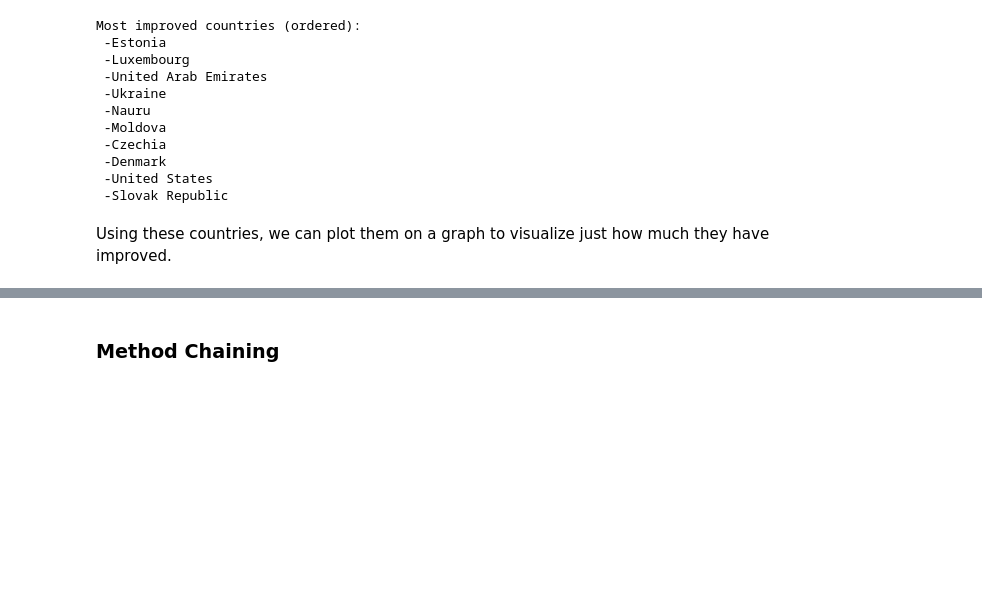
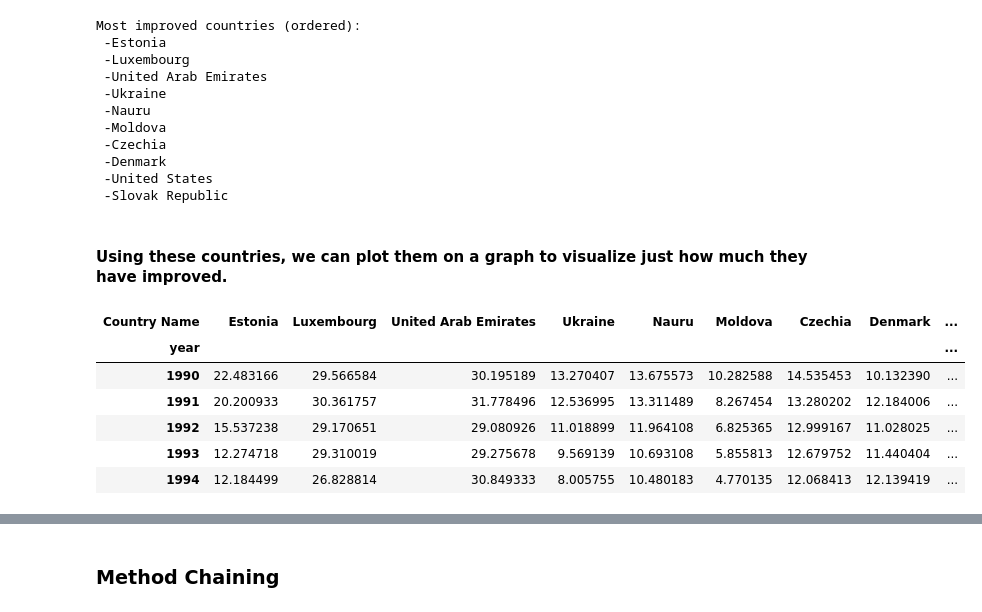
Before and after one commit to ubco-W2022T1-cosc301/project-group42, a Jupyter notebook: notebooks/analysis3.ipynb, the cells around one changed output, grey strips where cells are left out. Drawn from its saved outputs; the diff is of its cells as text; code cells hidden in the pictures; blank space fills up the shorter version.

```diff
--- a/notebooks/analysis3.ipynb
+++ b/notebooks/analysis3.ipynb
@@ -211,5 +219,25 @@ Most improved countries (ordered):
  -United States
  -Slovak Republic
 # %% [markdown]
-Using these countries, we can plot them on a graph to visualize just how much they have improved.
+#### Using these countries, we can plot them on a graph to visualize just how much they have improved.
+# %%
+Top = Pcarbon.loc[cIndex]
+
+Top = Top.reset_index(drop=True)
+Names = Top['Country Name']
+
+Years = Top.drop(Top.columns[[0]], axis=1)
+Years.set_index(Names, inplace=True)
+Years = Years.rename_axis('year', axis='columns')
+Years = Years.swapaxes("index", "columns")
+
+Years.head()
+# %% [output]
+| Country Name | Estonia | Luxembourg | United Arab Emirates | Ukraine | Nauru | Moldova | Czechia | Denmark | ... |
+| year |  |  |  |  |  |  |  |  | ... |
+| 1990 | 22.483166 | 29.566584 | 30.195189 | 13.270407 | 13.675573 | 10.282588 | 14.535453 | 10.132390 | ... |
+| 1991 | 20.200933 | 30.361757 | 31.778496 | 12.536995 | 13.311489 | 8.267454 | 13.280202 | 12.184006 | ... |
+| 1992 | 15.537238 | 29.170651 | 29.080926 | 11.018899 | 11.964108 | 6.825365 | 12.999167 | 11.028025 | ... |
+| 1993 | 12.274718 | 29.310019 | 29.275678 | 9.569139 | 10.693108 | 5.855813 | 12.679752 | 11.440404 | ... |
+| 1994 | 12.184499 | 26.828814 | 30.849333 | 8.005755 | 10.480183 | 4.770135 | 12.068413 | 12.139419 | ... |
 # %%
```
Also changed, not shown: parts of 14 cells of this notebook, 4 other files.
